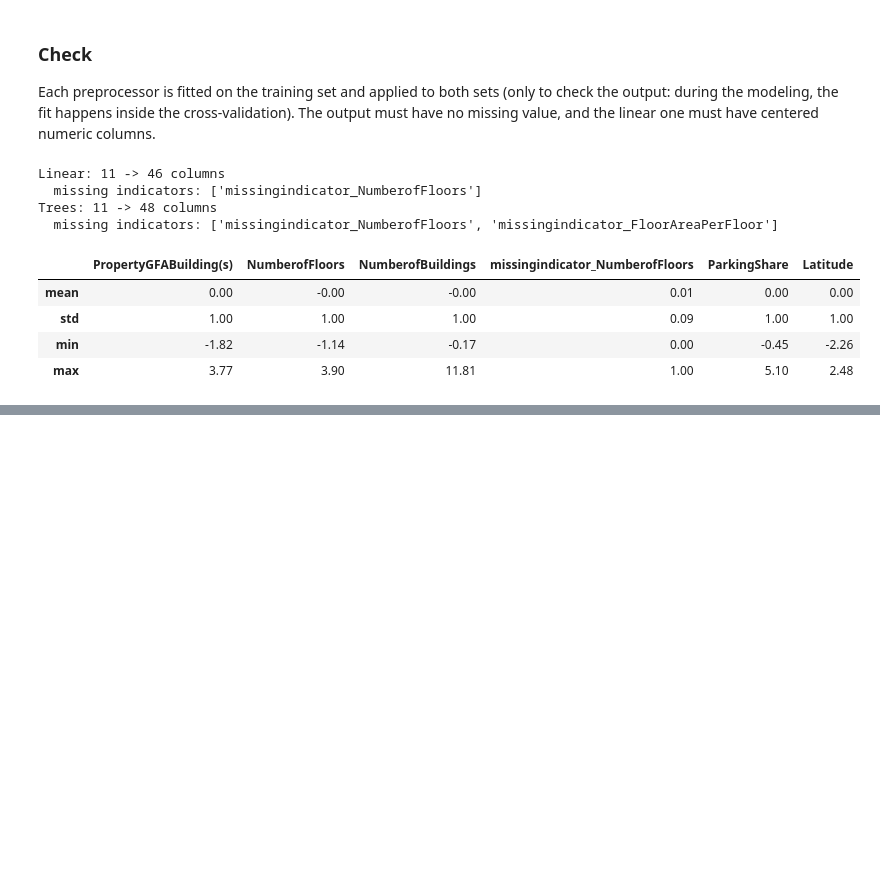
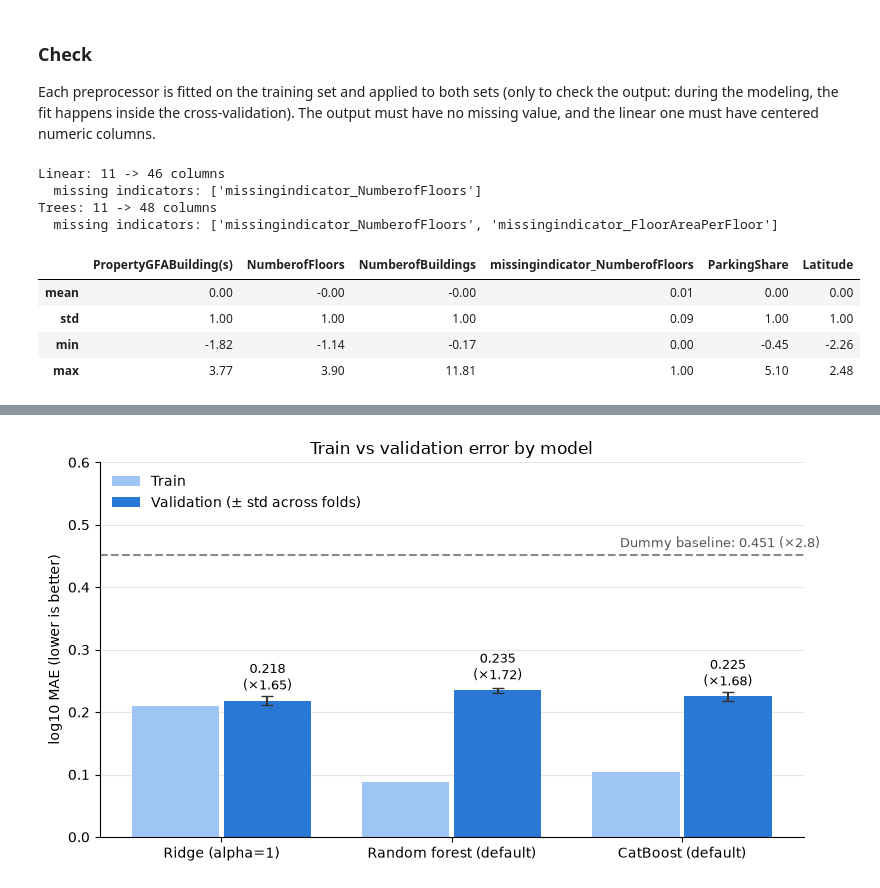
Before and after one commit to dapitch666/oc-p03-seattle-building-energy, a Jupyter notebook: notebooks/03_modeling.ipynb, the cells around one changed output, grey strips where cells are left out. Cells and saved outputs as stored; diff of their text form; code cells hidden in the pictures; blank space fills up the shorter version.

Commit message:
Add model comparison

```diff
--- a/notebooks/03_modeling.ipynb
+++ b/notebooks/03_modeling.ipynb
@@ -467,0 +495,11 @@ Trees: 11 -> 48 columns
+# %%
+def log10_mae(y_true, y_pred):
+    return mean_absolute_error(np.log10(y_true), np.log10(y_pred))
+
+
+scorers = {
+    "r2": "r2",
+    "neg_mean_absolute_error": "neg_mean_absolute_error",
+    "neg_root_mean_squared_error": "neg_root_mean_squared_error",
+    "neg_log10_mae": make_scorer(log10_mae, greater_is_better=False),
+}
@@ -467,0 +512,7 @@ Trees: 11 -> 48 columns
+# %%
+dummy = with_log_target(DummyRegressor(strategy="mean"))
+baseline = evaluate_model(dummy, X_train, y_train, cv, scorers, "Dummy (mean of log10)")
+
+baseline_results = pd.DataFrame([baseline]).set_index("model")
+display(decision_table(baseline_results))
+display(kbtu_table(baseline_results))
@@ -467,0 +569,58 @@ Trees: 11 -> 48 columns
+# %%
+# Same data as the decision table: train vs validation log10 MAE, dummy as a reference line
+compared = results.drop(index=baseline["model"])
+x = np.arange(len(compared))
+width = 0.38
+
+fig, ax = plt.subplots(figsize=(8, 4.5))
+ax.bar(
+    x - width / 2 - 0.01,
+    compared["log10_mae_train_mean"],
+    width,
+    color="#9ec5f4",
+    label="Train",
+)
+ax.bar(
+    x + width / 2 + 0.01,
+    compared["log10_mae_val_mean"],
+    width,
+    yerr=compared["log10_mae_val_std"],
+    capsize=4,
+    color="#2a78d6",
+    ecolor="#333333",
+    label="Validation (± std across folds)",
+)
+for xi, value in zip(x, compared["log10_mae_val_mean"]):
+    ax.annotate(
+        f"{value:.3f}\n(×{10**value:.2f})",
+        (xi + width / 2 + 0.01, value),
+        xytext=(0, 8),
+        textcoords="offset points",
+        ha="center",
+        fontsize=9,
+    )
+
+dummy_val = baseline["log10_mae_val_mean"]
+ax.axhline(dummy_val, color="#8a8a8a", linestyle="--", linewidth=1.5)
+ax.text(
+    x[-1] + 0.6,
+    dummy_val + 0.008,
+    f"Dummy baseline: {dummy_val:.3f} (×{10**dummy_val:.1f})",
+    ha="right",
+    va="bottom",
+    color="#555555",
+    fontsize=9,
+)
+
+ax.set_xticks(x, compared.index)
+ax.set_ylim(0, 0.6)
+ax.set_ylabel("log10 MAE (lower is better)")
+ax.set_title("Train vs validation error by model")
+ax.spines[["top", "right"]].set_visible(False)
+ax.grid(axis="y", color="#e5e5e5")
+ax.set_axisbelow(True)
+ax.legend(frameon=False, loc="upper left")
+plt.tight_layout()
+plt.show()
+# %% [output]
+[figure, added]
```
Also changed, not shown: parts of 30 cells of this notebook, 6 other files.
